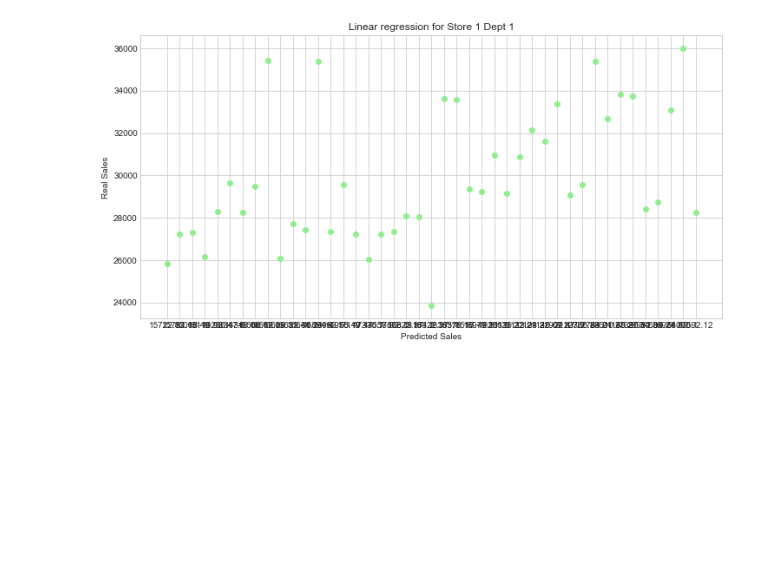
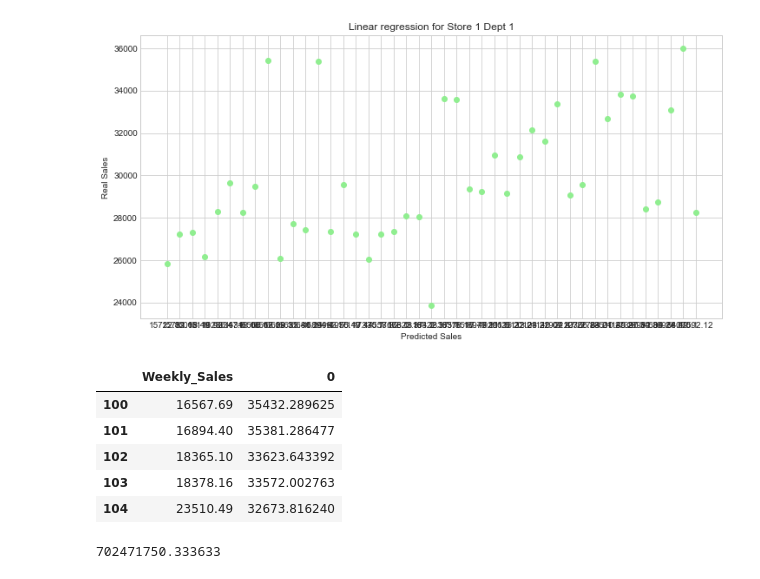
Before and after one commit to opread/retail_kaggle, a Jupyter notebook: MyNotebookV2.ipynb, the cells around one changed output. Cells and saved outputs as stored; diff of their text form; code cells hidden in the pictures; blank space fills up the shorter version.

Commit message:
prediction done

```diff
--- a/MyNotebookV2.ipynb
+++ b/MyNotebookV2.ipynb
@@ -319,18 +326,18 @@ plt.show()
 # %%
 # Linear regression for one shop one Dept
 # %%
-X_train_S1_D1 = retail[col_X][retail['Year'].isin([2010, 2011]) & retail['Store'].eq(1) & retail['Dept'].eq(1)]
-X_test_S1_D1 = retail[col_X][retail['Year'].isin([2012]) & retail['Store'].eq(1) & retail['Dept'].eq(1)]
-y_train_S1_D1 = retail[col_y][retail['Year'].isin([2010, 2011]) & retail['Store'].eq(1) & retail['Dept'].eq(1)]
-y_test_S1_D1 = retail[col_y][retail['Year'].isin([2012]) & retail['Store'].eq(1) & retail['Dept'].eq(1)]
+X_train_dept = retail[col_X][retail['Year'].isin([2010, 2011]) & retail['Store'].eq(1) & retail['Dept'].eq(1)]
+X_test_dept = retail[col_X][retail['Year'].isin([2012]) & retail['Store'].eq(1) & retail['Dept'].eq(1)]
+y_train_dept = retail[col_y][retail['Year'].isin([2010, 2011]) & retail['Store'].eq(1) & retail['Dept'].eq(1)]
+y_test_dept = retail[col_y][retail['Year'].isin([2012]) & retail['Store'].eq(1) & retail['Dept'].eq(1)]
 # %%
 # train Linear regression
-lin_reg_S1_D1 = LinearRegression()
-lin_reg_S1_D1.fit(X_train_S1_D1, y_train_S1_D1)
+lin_reg_dept = LinearRegression()
+lin_reg_dept.fit(X_train_dept, y_train_dept)
 
 # generate predictions
-y_test_pred_S1_D1 = pd.DataFrame(lin_reg_S1_D1.predict(X_test_S1_D1), index=y_test_S1_D1.index)
-print(mean_squared_error(y_test_S1_D1, y_test_pred_S1_D1))
+y_test_pred_dept = lin_reg_dept.predict(X_test_dept)
+print(mean_squared_error(y_test_dept, y_test_pred_dept))
 # %% [output]
 142175266.6341782
 # %%
@@ -354,0 +360,26 @@ y_test_S1_D1.join(y_test_pred_S1_D1)
+# %%
+y_test_dept.join(pd.DataFrame(y_test_pred_dept,index=y_test_dept.index)).head()
+# %% [output]
+|  | Weekly_Sales | 0 |
+| 100 | 16567.69 | 35432.289625 |
+| 101 | 16894.40 | 35381.286477 |
+| 102 | 18365.10 | 33623.643392 |
+| 103 | 18378.16 | 33572.002763 |
+| 104 | 23510.49 | 32673.816240 |
+# %%
+# predict weekly sales for the next 8 weeks.
+# You are asked to provide store-level sales forecasts as well as the network forecast.
+X_train_s = X_train_dept[8:]
+X_test_s = X_test_dept[8:]
+y_train_s = y_train_dept.shift(8)[8:]
+y_test_s =  y_test_dept.shift(8)[8:]
+
+# train Linear regression
+lin_reg_s = LinearRegression()
+lin_reg_s.fit(X_train_s, y_train_s)
+
+# generate predictions
+y_test_pred_s = lin_reg_s.predict(X_test_s)
+print(mean_squared_error(y_test_s, y_test_pred_s))
+# %% [output]
+702471750.333633
```
Also changed, not shown: parts of 8 cells of this notebook.
